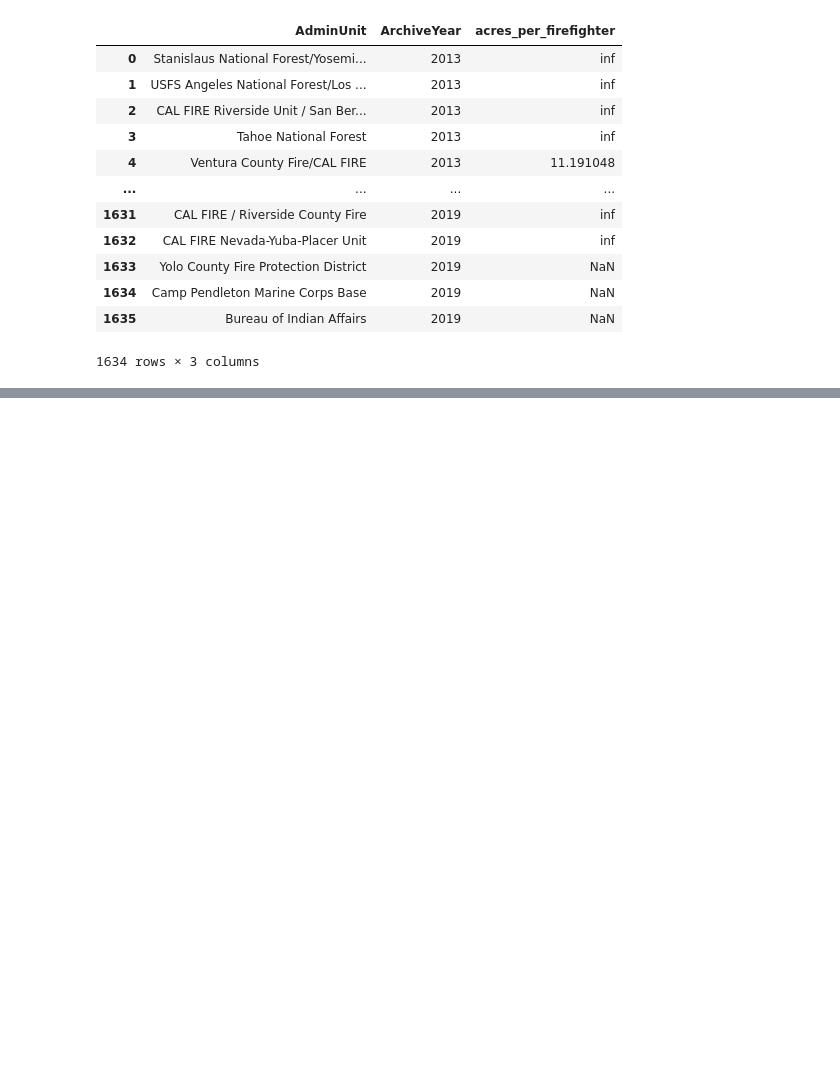
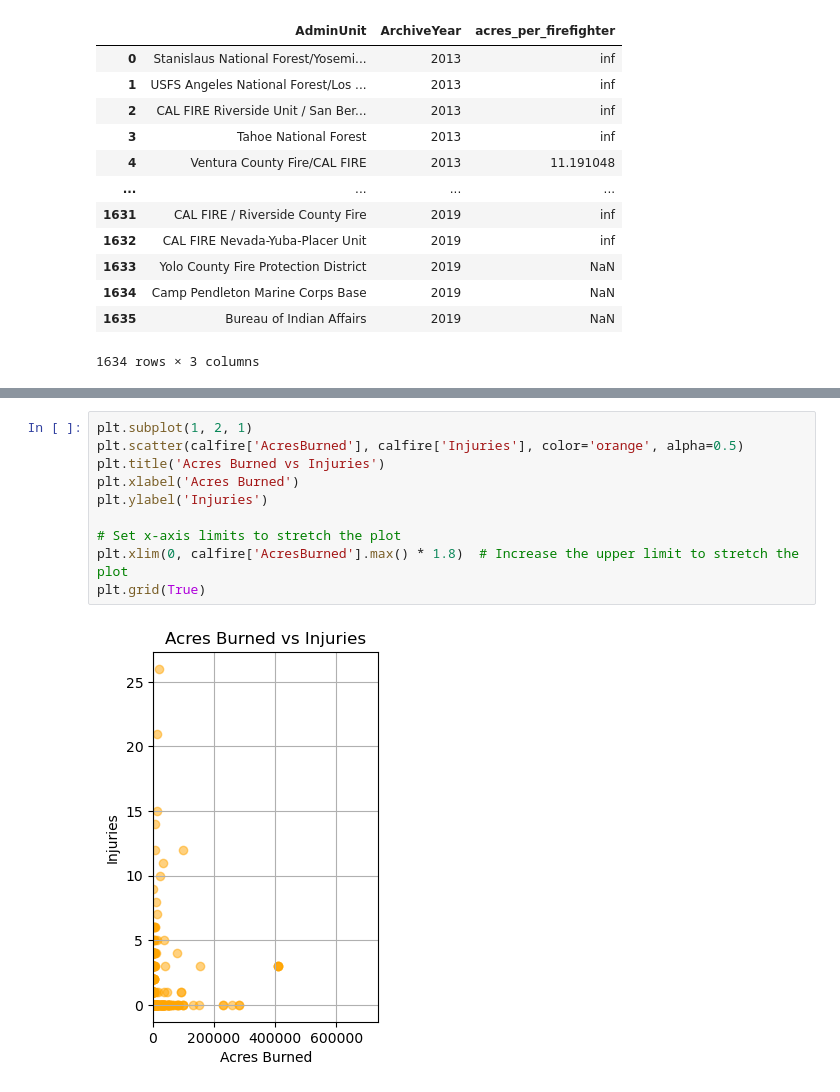
Before and after one commit to estortega/project_1, a Jupyter notebook: Denis_wild_fires_project_week_1.ipynb, the cells around one changed output, grey strips where cells are left out. Drawn from its saved outputs; the diff is of its cells as text; blank space fills up the shorter version.

```diff
--- a/Denis_wild_fires_project_week_1.ipynb
+++ b/Denis_wild_fires_project_week_1.ipynb
@@ -112,0 +133,12 @@ result_df
+# %%
+plt.subplot(1, 2, 1)
+plt.scatter(calfire['AcresBurned'], calfire['Injuries'], color='orange', alpha=0.5)
+plt.title('Acres Burned vs Injuries')
+plt.xlabel('Acres Burned')
+plt.ylabel('Injuries')
+
+# Set x-axis limits to stretch the plot
+plt.xlim(0, calfire['AcresBurned'].max() * 1.8)  # Increase the upper limit to stretch the plot
+plt.grid(True)
+# %% [output]
+[figure, added]
```
Also changed, not shown: parts of 3 cells of this notebook.
